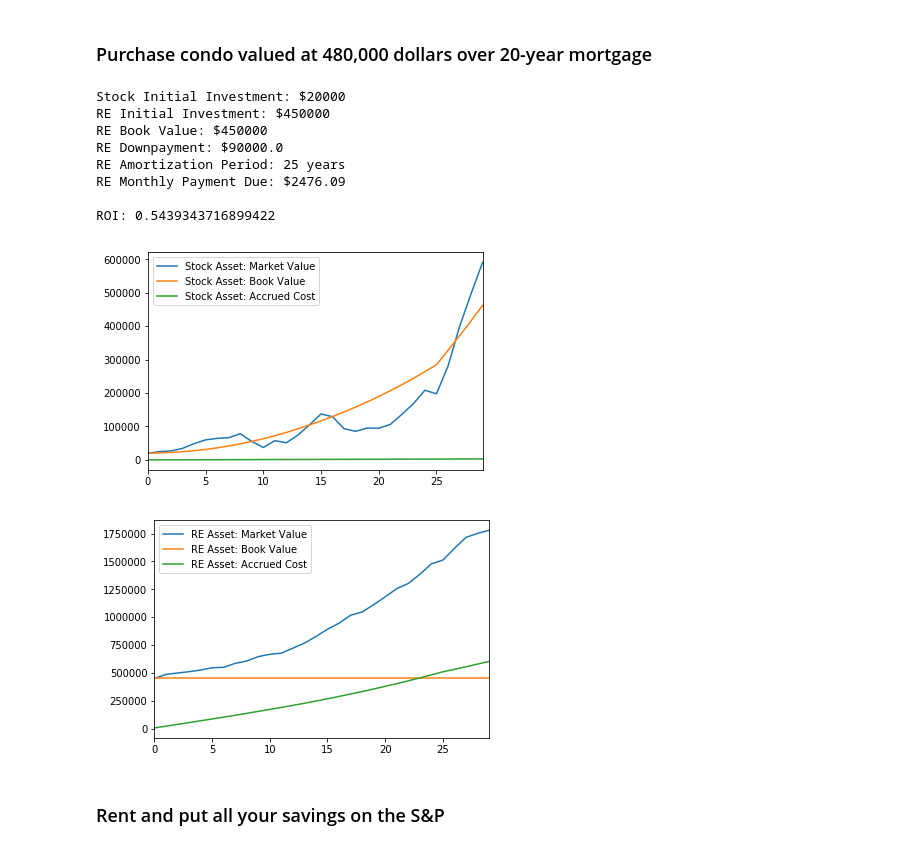
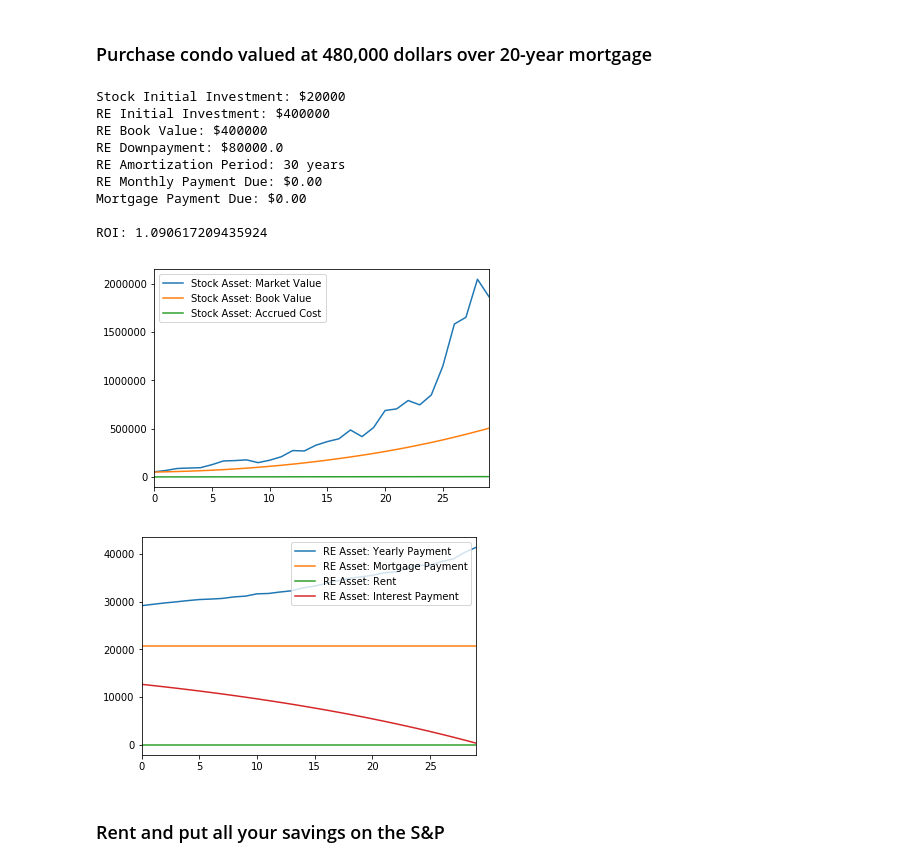
Before and after one commit to oliverfoster27/Monte-Carlo-Real-Estate, a Jupyter notebook: One-Time Simulation.ipynb, the cells around one changed output. Cells and saved outputs as stored; diff of their text form; code cells hidden in the pictures.

```diff
--- a/One-Time Simulation.ipynb
+++ b/One-Time Simulation.ipynb
@@ -11,21 +11,22 @@ from montecarlo import create_sp_return_generator, create_housing_return_generat
 # %% [markdown]
 ### Purchase condo valued at 480,000 dollars over 20-year mortgage
 # %%
-results, ROI = one_sim(450_000, 25, 30)
+results, ROI = one_sim(400_000, 30, 30)
 results[['Stock Asset: Market Value', 'Stock Asset: Book Value', 'Stock Asset: Accrued Cost']].plot()
-results[['RE Asset: Market Value', 'RE Asset: Book Value', 'RE Asset: Accrued Cost']].plot()
+results[['RE Asset: Yearly Payment', 'RE Asset: Mortgage Payment', 'RE Asset: Rent', 'RE Asset: Interest Payment']].plot()
 print("\nROI: {}".format(ROI))
 # %% [output]
 Stock Initial Investment: $20000
-RE Initial Investment: $450000
-RE Book Value: $450000
-RE Downpayment: $90000.0
-RE Amortization Period: 25 years
-RE Monthly Payment Due: $2476.09
+RE Initial Investment: $400000
+RE Book Value: $400000
+RE Downpayment: $80000.0
+RE Amortization Period: 30 years
+RE Monthly Payment Due: $0.00
+Mortgage Payment Due: $0.00
 
-ROI: 0.5439343716899422
+ROI: 1.090617209435924
-[figure, old version]
+[figure, new version]
-[figure, old version]
+[figure, new version]
 # %% [markdown]
 ### Rent and put all your savings on the S&P
 # %%
```
Also changed, not shown: parts of 1 cell of this notebook, 2 other files.
